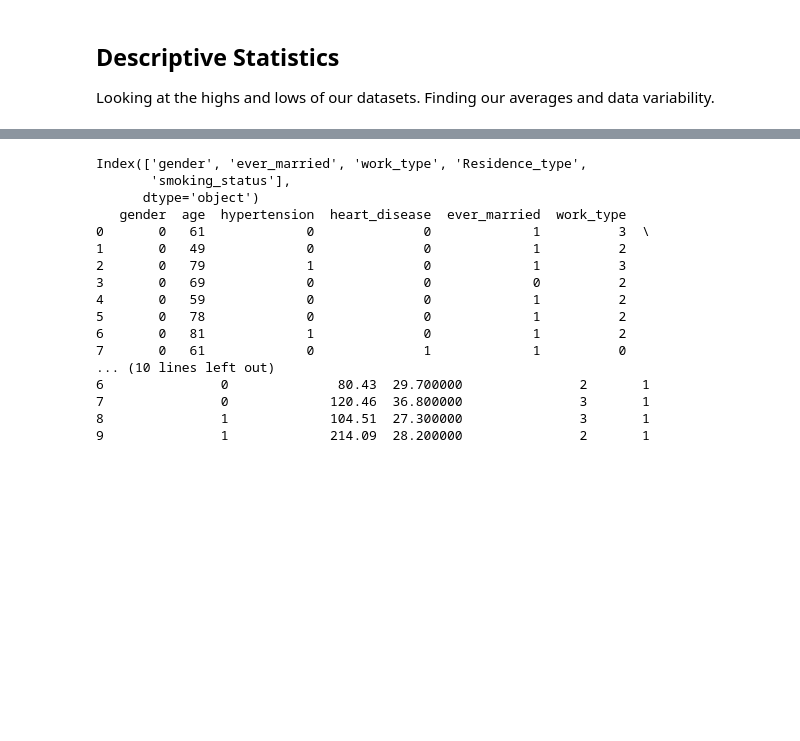
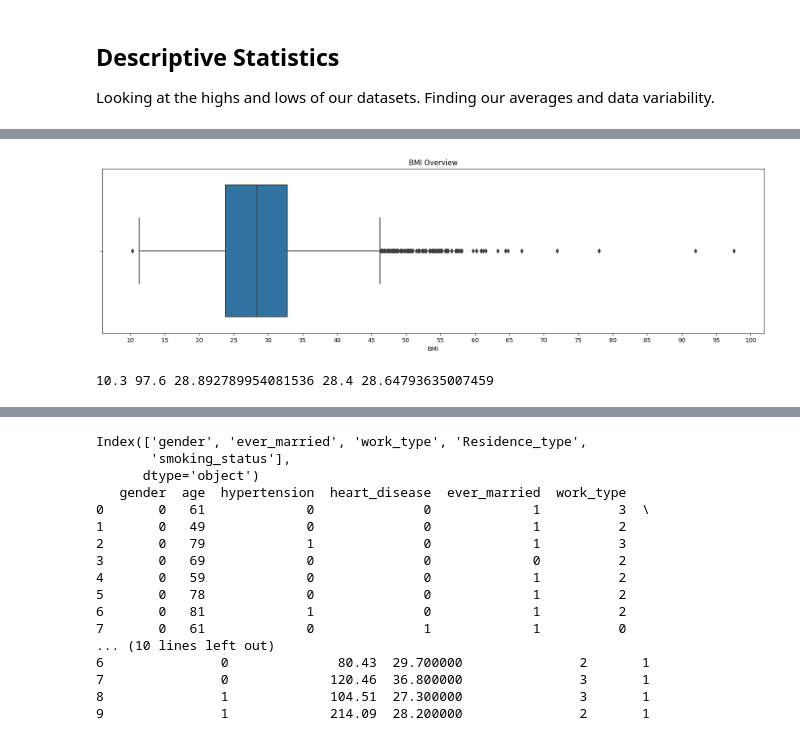
Before and after one commit to mdrhmn48/Stroke-Prediction, a Jupyter notebook: analysis.ipynb, the cells around one changed output, grey strips where cells are left out. Cells and saved outputs as stored; diff of their text form; code cells hidden in the pictures; blank space fills up the shorter version.

```diff
--- a/analysis.ipynb
+++ b/analysis.ipynb
@@ -47,0 +56,20 @@ plt.show()
+# %%
+plt.figure(figsize=(20,5))
+
+sns.boxplot(x=df["bmi"])
+plt.title("BMI Overview")
+plt.xlabel("BMI")
+
+min_bmi = df.bmi.min()
+max_bmi = df.bmi.max()
+mean_bmi = df.bmi.mean()
+median_bmi = df.bmi.median()
+mode_bmi = df.bmi.mode()[0]
+
+plt.xticks(np.arange(min_bmi-.3, max_bmi+5, 5))
+plt.show()
+
+#print(min_bmi, max_bmi, mean_bmi, median_bmi, mode_bmi)
+# %% [output]
+[figure, added]
+10.3 97.6 28.892789954081536 28.4 28.64793635007459
```
Also changed, not shown: parts of 7 cells of this notebook.
